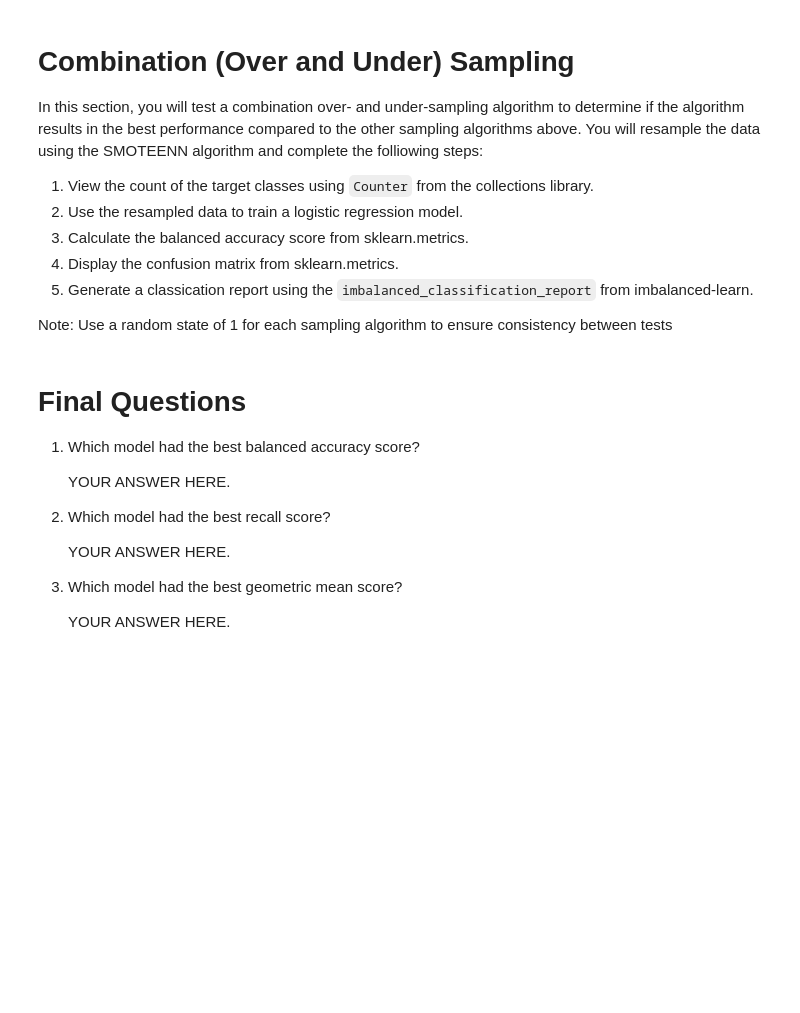
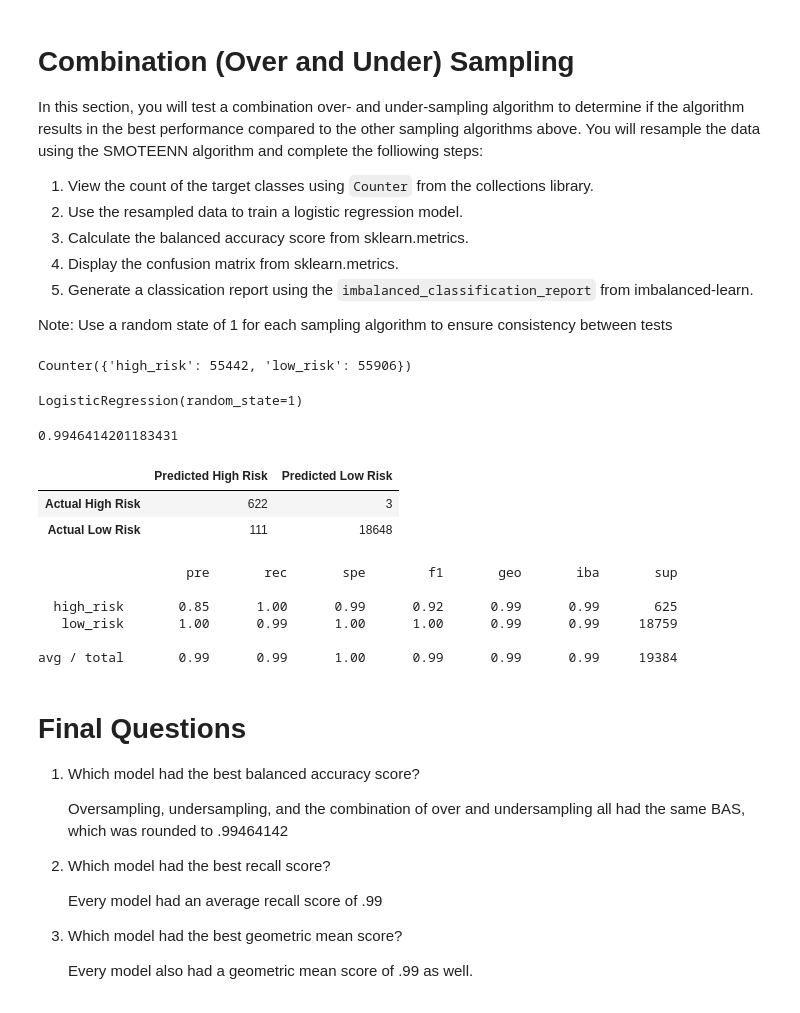
Before and after one commit to chaka37/Risky_Business, a Jupyter notebook: Resample_and_Ensemble/Starter_Code/credit_risk_resampling.ipynb, the cells around one changed output. Saved outputs shown, nothing was run; the diff lists cells and outputs as text; code cells hidden in the pictures; blank space fills up the shorter version.

```diff
--- a/Resample_and_Ensemble/Starter_Code/credit_risk_resampling.ipynb
+++ b/Resample_and_Ensemble/Starter_Code/credit_risk_resampling.ipynb
@@ -301,13 +330,25 @@ In this section, you will test a combination over- and under-sampling algorithm
 Note: Use a random state of 1 for each sampling algorithm to ensure consistency between tests
 # %%
 # Resample the training data with SMOTEENN
-# YOUR CODE HERE
+from imblearn.combine import SMOTEENN
+
+smote_enn = SMOTEENN(random_state=0)
+X_resampled_se, y_resampled_se= smote_enn.fit_resample(X_train_scaled, y_train)
 
 # View the count of target classes with Counter
-# YOUR CODE HERE
+Counter(y_resampled_se)
+# %% [output]
+Counter({'high_risk': 55442, 'low_risk': 55906})
 # %%
 # Train the Logistic Regression model using the resampled data
-# YOUR CODE HERE
+model_se = LogisticRegression(solver='lbfgs', random_state=1)
+model_se.fit(X_resampled_se, y_resampled_se)
+# %% [output]
+LogisticRegression(random_state=1)
 # %%
 # Calculate the balanced accuracy score
-# YOUR CODE HERE
+y_pred_se = model_se.predict(X_test_scaled)
+bas_se=balanced_accuracy_score(y_test, y_pred_se)
+print(bas_se)
+# %% [output]
+0.9946414201183431
@@ -317,17 +355,35 @@ Note: Use a random state of 1 for each sampling algorithm to ensure consistency
+# %%
+# Display the confusion matrix
+cm_se = confusion_matrix(y_test, y_pred_se)
+cm_df_se = pd.DataFrame(
+    cm_se, index=["Actual High Risk", "Actual Low Risk"], columns=["Predicted High Risk", "Predicted Low Risk"]
+)
+cm_df_se
+# %% [output]
+|  | Predicted High Risk | Predicted Low Risk |
+| Actual High Risk | 622 | 3 |
+| Actual Low Risk | 111 | 18648 |
 # %%
 # Print the imbalanced classification report
-# YOUR CODE HERE
+print(classification_report_imbalanced(y_test, y_pred_se))
+# %% [output]
+                   pre       rec       spe        f1       geo       iba       sup
+
+  high_risk       0.85      1.00      0.99      0.92      0.99      0.99       625
+   low_risk       1.00      0.99      1.00      1.00      0.99      0.99     18759
+
+avg / total       0.99      0.99      1.00      0.99      0.99      0.99     19384
 # %% [markdown]
 # Final Questions
 
 1. Which model had the best balanced accuracy score?
 
-   YOUR ANSWER HERE.
+   Oversampling, undersampling, and the combination of over and undersampling all had the same BAS, which was rounded to .99464142
 
 2. Which model had the best recall score?
 
-    YOUR ANSWER HERE.
+   Every model had an average recall score of .99
 
 3. Which model had the best geometric mean score?
 
-    YOUR ANSWER HERE.
+   Every model also had a geometric mean score of .99 as well.
```
Also changed, not shown: parts of 19 cells of this notebook.
